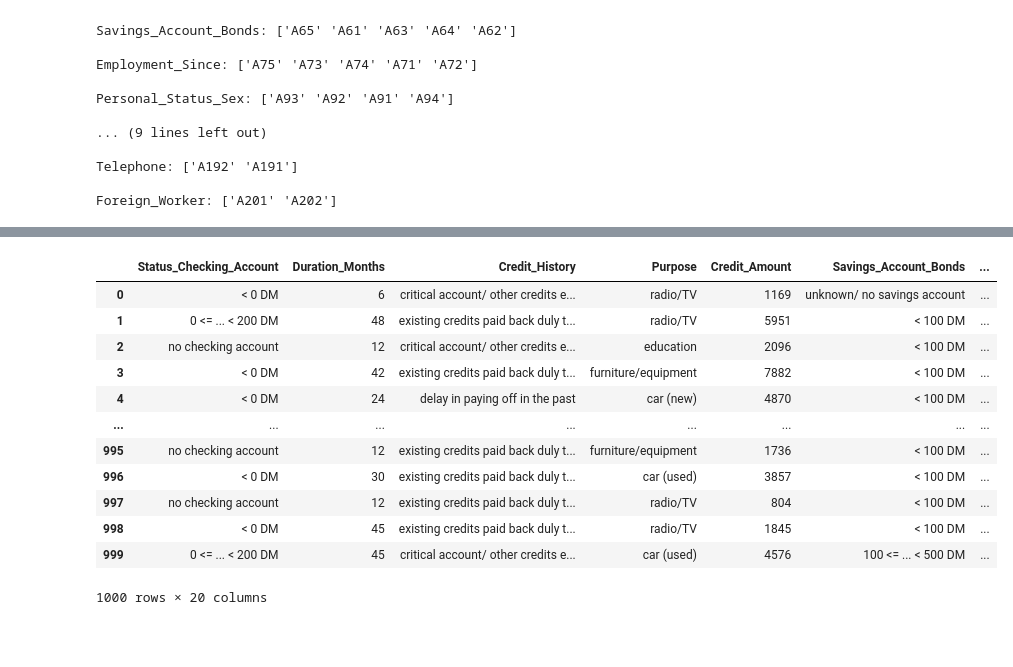
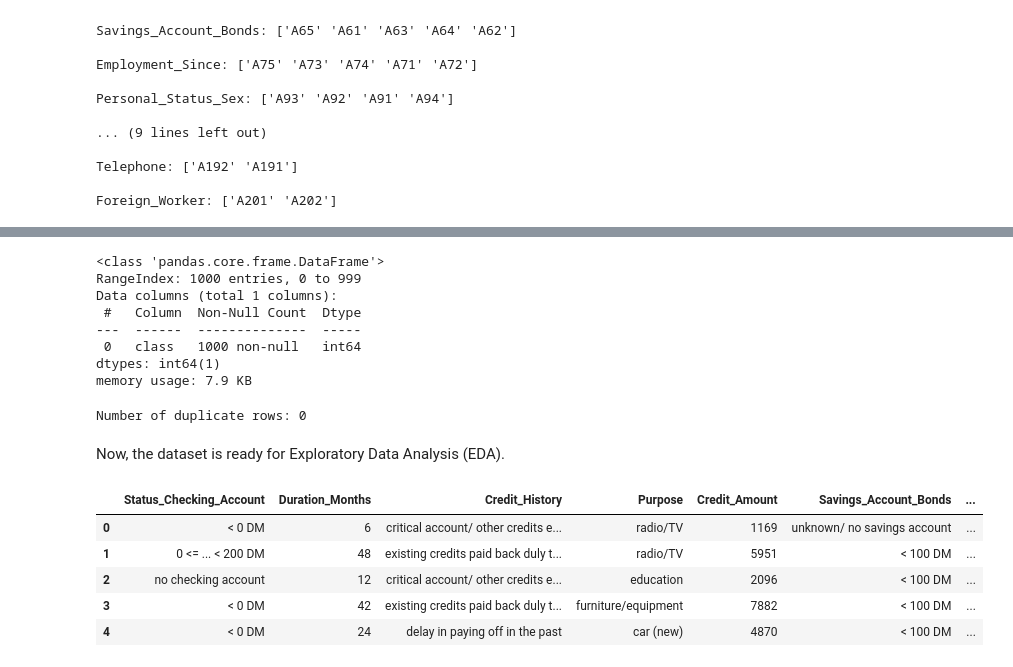
Before and after one commit to amharringthon/credit-score-simulator, a Jupyter notebook: credit-score-simulator.ipynb, the cells around one changed output, grey strips where cells are left out. Cells and saved outputs as stored; diff of their text form; code cells hidden in the pictures; blank space fills up the shorter version.

```diff
--- a/credit-score-simulator.ipynb
+++ b/credit-score-simulator.ipynb
@@ -213,16 +286,28 @@ X.loc[:, 'Foreign_Worker'] = X['Foreign_Worker'].map(foreign_worker_map)
+# %%
+y.info()
+# %% [output]
+<class 'pandas.core.frame.DataFrame'>
+RangeIndex: 1000 entries, 0 to 999
+Data columns (total 1 columns):
+ #   Column  Non-Null Count  Dtype
+---  ------  --------------  -----
+ 0   class   1000 non-null   int64
+dtypes: int64(1)
+memory usage: 7.9 KB
+# %%
+# Check for duplicates
+duplicates = X.duplicated().sum()
+print(f"Number of duplicate rows: {duplicates}")
+# %% [output]
+Number of duplicate rows: 0
+# %% [markdown]
+Now, the dataset is ready for Exploratory Data Analysis (EDA).
 # %%
-X
+X.head()
 # %% [output]
 |  | Status_Checking_Account | Duration_Months | Credit_History | Purpose | Credit_Amount | Savings_Account_Bonds | ... |
 | 0 | < 0 DM | 6 | critical account/ other credits e... | radio/TV | 1169 | unknown/ no savings account | ... |
 | 1 | 0 <= ... < 200 DM | 48 | existing credits paid back duly t... | radio/TV | 5951 | < 100 DM | ... |
 | 2 | no checking account | 12 | critical account/ other credits e... | education | 2096 | < 100 DM | ... |
 | 3 | < 0 DM | 42 | existing credits paid back duly t... | furniture/equipment | 7882 | < 100 DM | ... |
 | 4 | < 0 DM | 24 | delay in paying off in the past | car (new) | 4870 | < 100 DM | ... |
-| ... | ... | ... | ... | ... | ... | ... | ... |
-| 995 | no checking account | 12 | existing credits paid back duly t... | furniture/equipment | 1736 | < 100 DM | ... |
-| 996 | < 0 DM | 30 | existing credits paid back duly t... | car (used) | 3857 | < 100 DM | ... |
-| 997 | no checking account | 12 | existing credits paid back duly t... | radio/TV | 804 | < 100 DM | ... |
-| 998 | < 0 DM | 45 | existing credits paid back duly t... | radio/TV | 1845 | < 100 DM | ... |
-| 999 | 0 <= ... < 200 DM | 45 | critical account/ other credits e... | car (used) | 4576 | 100 <= ... < 500 DM | ... |
-1000 rows × 20 columns
```
Also changed, not shown: parts of 43 cells of this notebook, 3 other files.
